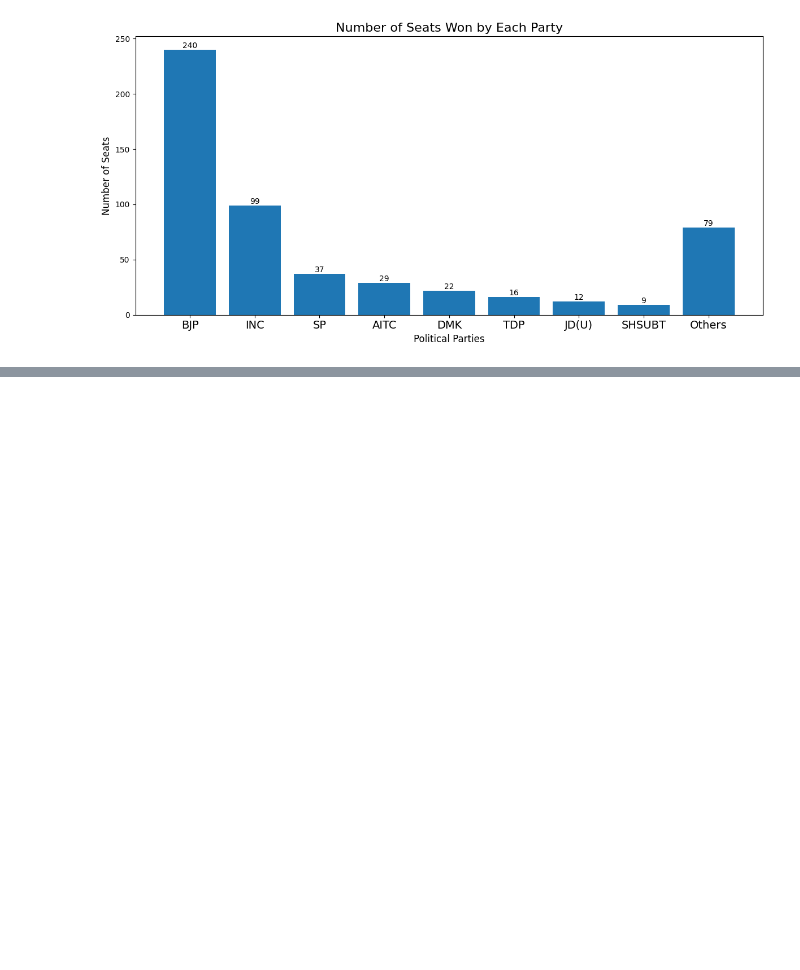
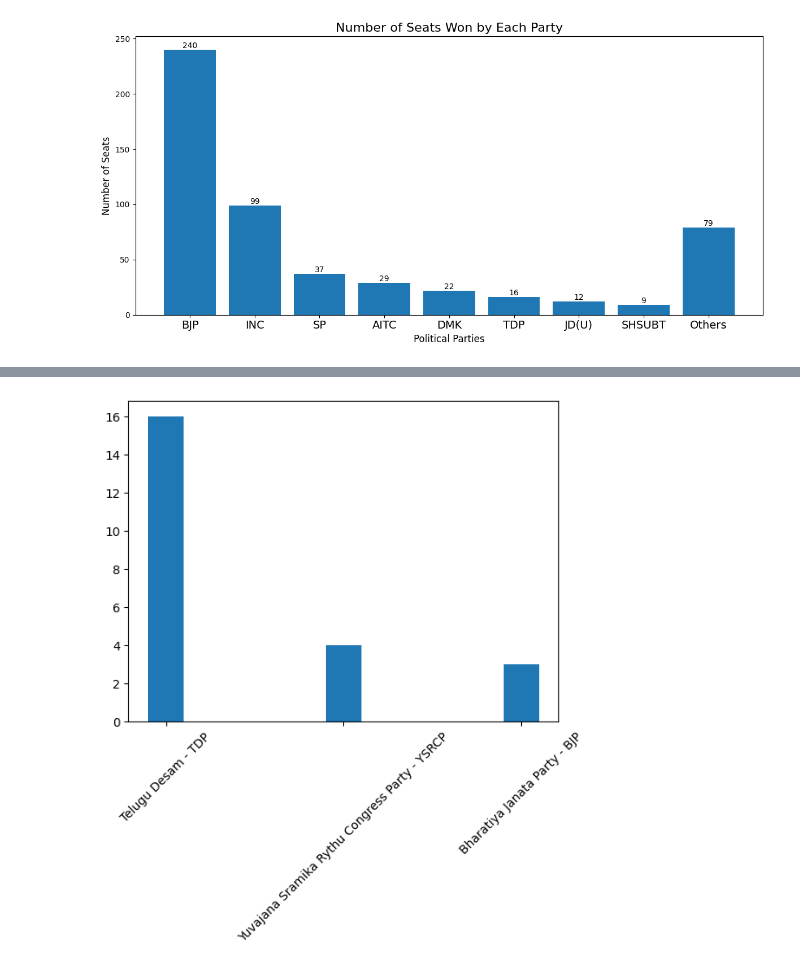
Before and after one commit to Vid2714/2024-Indian-G-Elections-Scraper, a Jupyter notebook: general-results.ipynb, the cells around one changed output, grey strips where cells are left out. Saved outputs shown, nothing was run; the diff lists cells and outputs as text; code cells hidden in the pictures; blank space fills up the shorter version.

```diff
--- a/general-results.ipynb
+++ b/general-results.ipynb
@@ -206,0 +207,17 @@ statewise_results.head()
+# %%
+#getting state wise information
+state_results = {}
+
+for i in range(len(state_code)):
+    url = "https://results.eci.gov.in/PcResultGenJune2024/partywiseresult-" + state_code[i] + ".htm"
+    df = pd.read_html(url)[0]
+    info = {}
+    for j in range(df.shape[0]):
+        if j >= 3:
+            break
+        if df['Party'][j] == "Total":
+            continue
+        info[df['Party'][j]] = df['Won'][j]
+    state_results[states[i]] = info
+
+state_results
@@ -206,0 +242,12 @@ statewise_results.head()
+# %%
+bar_width = 0.2
+def plotPartiesStateWise(state):
+    top_three_parties = list(state_results[state].keys())
+    votes = list(state_results[state].values())
+    plt.bar(top_three_parties , votes , width=bar_width)
+    plt.xticks(rotation=45)
+    plt.show()
+
+plotPartiesStateWise("Andhra Pradesh")
+# %% [output]
+[figure, added]
```
Also changed, not shown: parts of 11 cells of this notebook, 9 other files.
